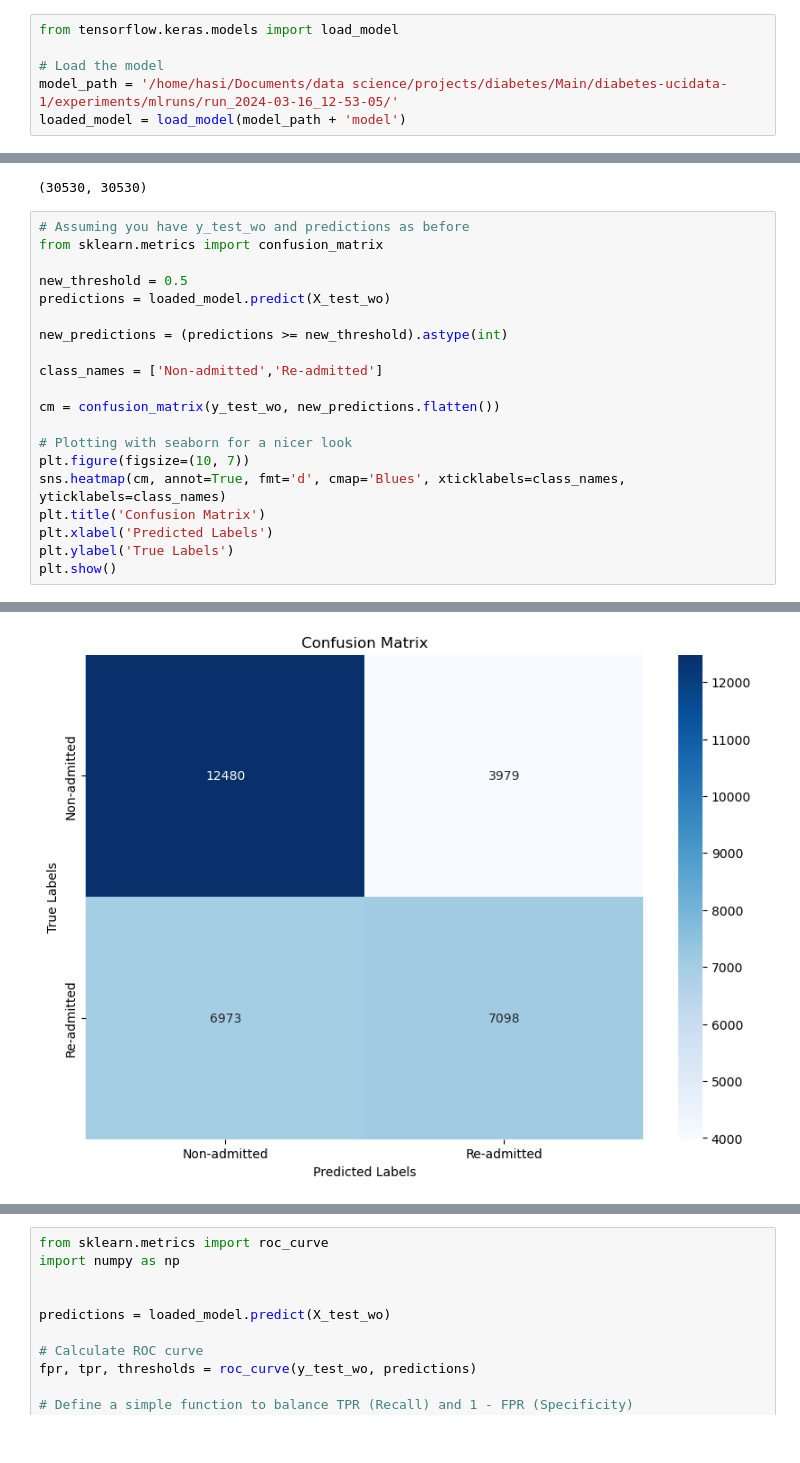
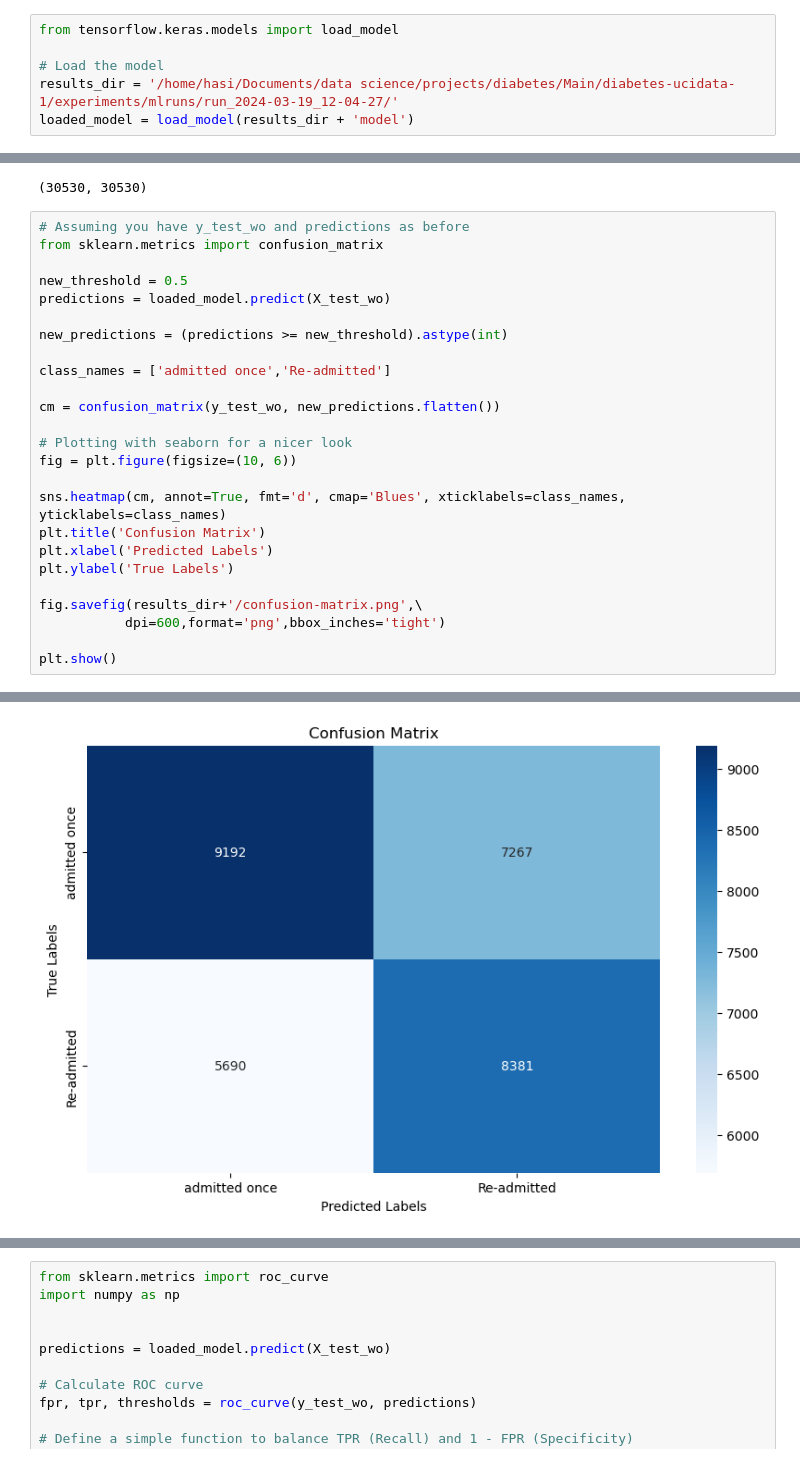
Before and after one commit to kkdsdesilva/diabetes-ucidata, a Jupyter notebook: notebooks/models/model_test.ipynb, the cells around one changed output, grey strips where cells are left out. Cells and saved outputs as stored; diff of their text form.

Commit message:
Added confusion matrix plot and roc plot saving options

```diff
--- a/notebooks/models/model_test.ipynb
+++ b/notebooks/models/model_test.ipynb
@@ -271,8 +297,8 @@ Results saved to /home/hasi/Documents/data science/projects/diabetes/Main/diabet
 from tensorflow.keras.models import load_model
 
 # Load the model
-model_path = '/home/hasi/Documents/data science/projects/diabetes/Main/diabetes-ucidata-1/experiments/mlruns/run_2024-03-16_12-53-05/'
-loaded_model = load_model(model_path + 'model')
+results_dir = '/home/hasi/Documents/data science/projects/diabetes/Main/diabetes-ucidata-1/experiments/mlruns/run_2024-03-19_12-04-27/'
+loaded_model = load_model(results_dir + 'model')
 # %%
 predictions.flatten().size, y_test_wo.size
 # %% [output]
@@ -286,15 +312,20 @@ predictions = loaded_model.predict(X_test_wo)
 
 new_predictions = (predictions >= new_threshold).astype(int)
 
-class_names = ['Non-admitted','Re-admitted']
+class_names = ['admitted once','Re-admitted']
 
 cm = confusion_matrix(y_test_wo, new_predictions.flatten())
 
 # Plotting with seaborn for a nicer look
-plt.figure(figsize=(10, 7))
+fig = plt.figure(figsize=(10, 6))
+
 sns.heatmap(cm, annot=True, fmt='d', cmap='Blues', xticklabels=class_names, yticklabels=class_names)
 plt.title('Confusion Matrix')
 plt.xlabel('Predicted Labels')
 plt.ylabel('True Labels')
+
+fig.savefig(results_dir+'/confusion-matrix.png',\
+           dpi=600,format='png',bbox_inches='tight')
+
 plt.show()
 # %% [output]
@@ -303 +333 @@ plt.show()
-[figure, old version]
+[figure, new version]
```
Also changed, not shown: parts of 13 cells of this notebook, 14 other files.
